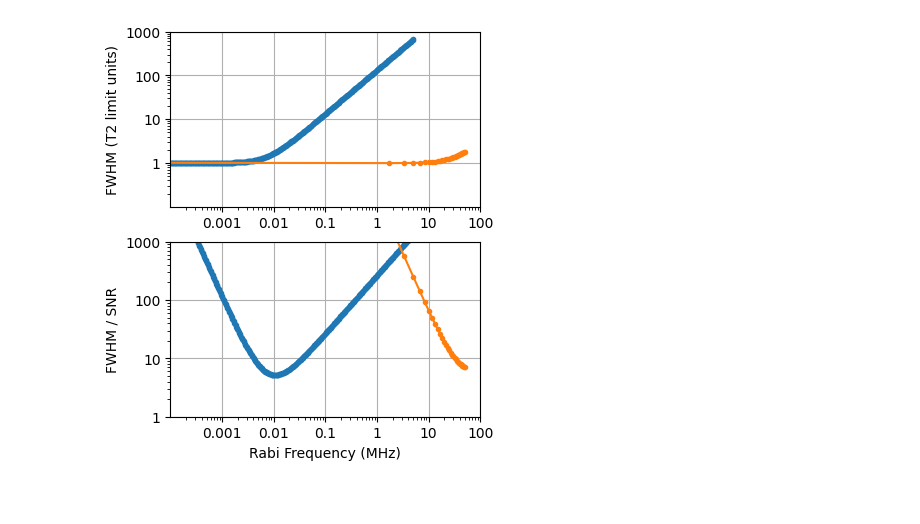
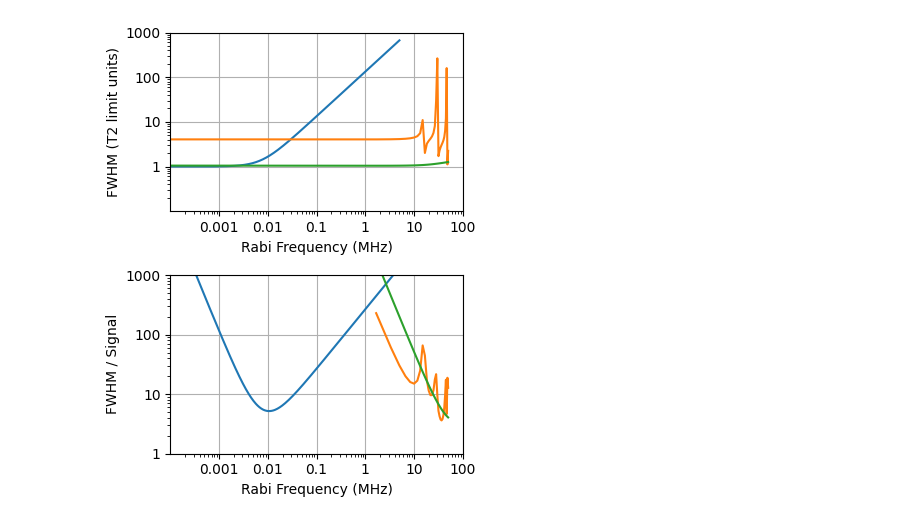
Before and after one commit to asafasia/amplitude-robust-spectrscopy, a Jupyter notebook: notebooks/new/fwhm.ipynb, the cells around one changed output. Cells and saved outputs as stored; diff of their text form; code cells hidden in the pictures; blank space fills up the shorter version.

```diff
--- a/notebooks/new/fwhm.ipynb
+++ b/notebooks/new/fwhm.ipynb
@@ -12,11 +12,12 @@ from echospec.simulation.torry import find_fwhm_vec_vs_rabi
 options = OptionsSpectroscopy2d(plot=True)
 options.num_time_points = 5000
 params = Parameters()
-params.eco_pulse = True
 
 
-detunings = np.linspace(-1, 1, 101)*2*np.pi*u.MHz
+detunings = np.linspace(-0.1, 0.1, 151)*2*np.pi*u.MHz
 amplitudes = np.linspace(0, 50, 31)*2*np.pi*u.MHz
+
+params.eco_pulse = False
 spectroscopy = AmplitudeSweepSpectroscopy(
     amplitudes=amplitudes,
     detunings=detunings,
@@ -25,4 +26,14 @@ spectroscopy = AmplitudeSweepSpectroscopy(
 )
 
 results = spectroscopy.run()
+
+params.eco_pulse = True
+spectroscopy_echo = AmplitudeSweepSpectroscopy(
+    amplitudes=amplitudes,
+    detunings=detunings,
+    params=params,
+    options=options
+)
+
+results_echo = spectroscopy_echo.run()
 # %% [output]
@@ -31,7 +43,7 @@ results = spectroscopy.run()
 fig, ax = plt.subplots(2, 1, figsize=(4, 5))
 
 
-ws,fwhms,snrs = find_fwhm_vec_vs_rabi(
+ws, fwhms, snrs = find_fwhm_vec_vs_rabi(
     T1=params.T1,
     T2=params.T2,
 )
@@ -39,47 +51,58 @@ ws,fwhms,snrs = find_fwhm_vec_vs_rabi(
 T1 = params.T1
 T2 = params.T2
 
-T2_limit= params.T2_limit
+T2_limit = params.T2_limit
 
 
-fwhm_values = spectroscopy.fwhm_values / (2 * np.pi * u.MHz)
-snr_values = spectroscopy.snr_values
+fwhm_values_1 = spectroscopy.fwhm_values / (2 * np.pi * u.MHz)
+snr_values_1 = spectroscopy.snr_values
+
+fwhm_values_2 = spectroscopy_echo.fwhm_values / (2 * np.pi * u.MHz)
+snr_values_2 = spectroscopy_echo.snr_values
 
 
-ax[0].plot(ws / (2 * np.pi * u.MHz), fwhms / T2_limit, marker='.')
-ax[0].plot(amplitudes / (2 * np.pi * u.MHz), fwhm_values/T2_limit*1e6*1.4, marker='.')
+
+ax[0].plot(ws / (2 * np.pi * u.MHz), fwhms / T2_limit, '-')
+ax[0].plot(amplitudes / (2 * np.pi * u.MHz),
+           fwhm_values_1/T2_limit*1e6*1.4, marker='')
+ax[0].plot(amplitudes / (2 * np.pi * u.MHz),
+           fwhm_values_2/T2_limit*1e6*1.4, marker='')
+ax[0].set_xlabel('Rabi Frequency (MHz)')
 
 ax[0].set_ylabel('FWHM (T2 limit units)')
 ax[0].set_xscale('log')
 ax[0].set_yscale('log')
 ax[0].set_ylim(1e-1, 1e3)
 ax[0].set_xlim(1e-4, 1e2)
-ax[0].set_xticks([1e-3,1e-2, 1e-1, 1, 10, 100])
+ax[0].set_xticks([1e-3, 1e-2, 1e-1, 1, 10, 100])
 ax[0].set_xticklabels(['0.001', '0.01', '0.1', '1', '10', '100'])
 
-ax[0].set_yticks([1,10,100,1000])
+ax[0].set_yticks([1, 10, 100, 1000])
 ax[0].set_yticklabels(['1', '10', '100', '1000'])
 
 ax[0].grid(True)
 
 
-ax[1].plot(ws / (2 * np.pi * u.MHz), fwhms/T2_limit/snrs, marker='.')
-ax[1].plot(amplitudes / (2 * np.pi * u.MHz), fwhm_values/T2_limit/snr_values*1e6*1.4, marker='.')
+ax[1].plot(ws / (2 * np.pi * u.MHz), fwhms/T2_limit/snrs, marker='')
+ax[1].plot(amplitudes / (2 * np.pi * u.MHz), fwhm_values_1/
+           T2_limit/snr_values_1*1e6*1.4, marker='')
+ax[1].plot(amplitudes / (2 * np.pi * u.MHz), fwhm_values_2/
+           T2_limit/snr_values_2*1e6*1.4, marker='')
 ax[1].set_xscale('log')
 ax[1].set_yscale('log')
 ax[1].set_xlabel('Rabi Frequency (MHz)')
-ax[1].set_ylabel('FWHM / SNR')
+ax[1].set_ylabel('FWHM / Signal')
 ax[1].set_ylim(1e0, 1e3)
 ax[1].set_xlim(1e-4, 1e2)
-ax[1].set_xticks([1e-3,1e-2, 1e-1, 1, 10, 100])
+ax[1].set_xticks([1e-3, 1e-2, 1e-1, 1, 10, 100])
 ax[1].set_xticklabels(['0.001', '0.01', '0.1', '1', '10', '100'])
 
-ax[1].set_yticks([1,10,100,1000])
+ax[1].set_yticks([1, 10, 100, 1000])
 ax[1].set_yticklabels(['1', '10', '100', '1000'])
 ax[1].grid(True)
 
-plt.tight_layout
+plt.tight_layout()
 
-plt.savefig('fwhm_vs_rabi.png', dpi=300)
+# plt.savefig('fwhm_vs_rabi.png', dpi=300)
 # %% [output]
-[figure, old version]
+[figure, new version]
```
Also changed, not shown: parts of 1 cell of this notebook, 6 other files.
